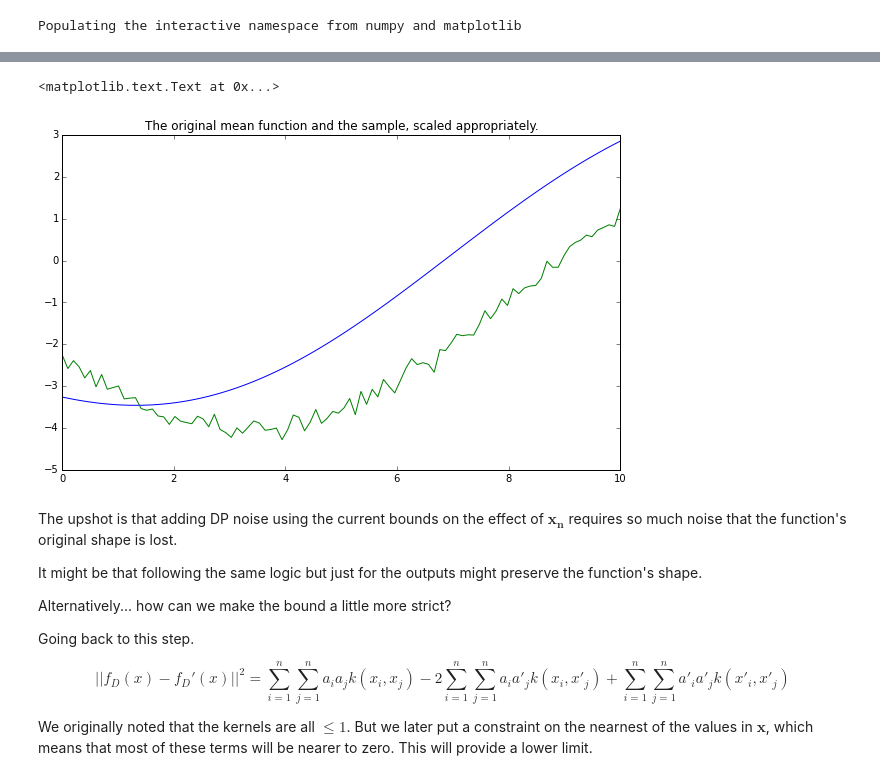
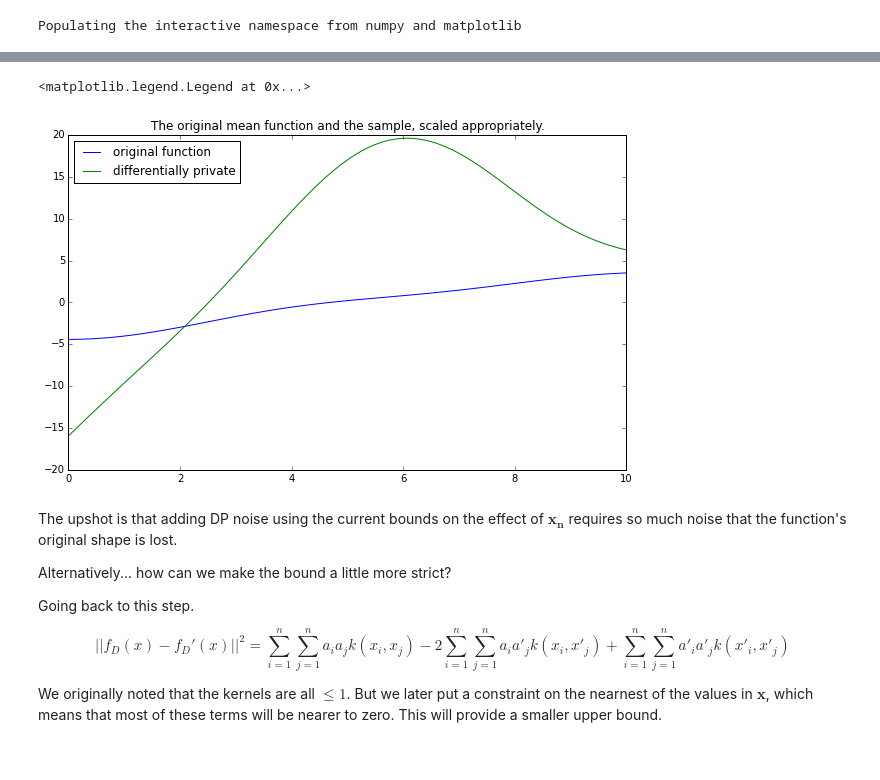
Before and after one commit to scikic/virtual, a Jupyter notebook: Virtual Patients.ipynb, the cells around one changed output, grey strips where cells are left out. Saved outputs shown, nothing was run; the diff lists cells and outputs as text; code cells hidden in the pictures.

```diff
--- a/Virtual Patients.ipynb
+++ b/Virtual Patients.ipynb
@@ -817,11 +540,11 @@ from matplotlib import pyplot as plt
 from scipy import optimize
 
 k = GPy.kern.RBF(1)
-N = 10
+N = 50
 noise_var = 0.001
 X = np.linspace(0,10,N)[:,None]
 y = np.random.multivariate_normal(np.zeros(N),k.K(X)+np.eye(N)*np.sqrt(noise_var)).reshape(-1,1)
-y = y+np.arange(-5.,5.,1.)[:,None]
+y = y+np.arange(-N/2,N/2,1.)[:,None]
 # %% [output]
 Populating the interactive namespace from numpy and matplotlib
 # %%
@@ -845,8 +568,9 @@ This illustrates that, with the current bounds, the amount of noise added is ver
 Nout = 100
 x = np.linspace(0,10,Nout)
 x = x[:,None]
-G = np.random.multivariate_normal(np.zeros(Nout),m.kern.K(x)+np.eye(Nout)*np.sqrt(noise_var)).reshape(-1,1)
-plot(x,G)
-plt.title('The sample from the GP to provide differential privacy. This function must be kept secret.')
+for i in range(10):
+    G = np.random.multivariate_normal(np.zeros(Nout),m.kern.K(x)).reshape(-1,1)
+    plot(x,G)
+plt.title('Samples of noise to add to our data, from the GP to provide differential privacy. This function must be kept secret.')
 # %% [output]
 <matplotlib.text.Text at 0x...>
@@ -854,21 +578,20 @@ plt.title('The sample from the GP to provide differential privacy. This function
 # %%
 
 ypred = m.predict(x)[0]
-plot(x,ypred)
-delta = 2 * N * (max(ypred)-min(ypred)) ##!!!! NOT DIFFERENTIALLY PRIVATE ACCESS TO ymax!
-alpha = 500.0 #! Very low privacy!
+plot(x,ypred,label='original function')
+delta = 2 * N * (max(ypred)-min(ypred)) ##!!!! THIS IS NOT DIFFERENTIALLY PRIVATE ACCESS TO ymax!
+alpha = 100.0 #< low but maaaybe acceptable level of privacy
 beta = 0.01
 c = np.sqrt(2*np.log(2/beta)) #c > sqrt(2 log (2/beta)) e.g. beta = 0.1, c = sqrt(2 log (2/0.1)) = sqrt(2 log (20)) = 2.45
 scale = delta * c / alpha
-plot(x,ypred+G*scale)
+plot(x,ypred+G*scale,label='differentially private')
 plt.title('The original mean function and the sample, scaled appropriately.')
+plt.legend(loc='upper left')
 # %% [output]
-<matplotlib.text.Text at 0x...>
+<matplotlib.legend.Legend at 0x...>
-[figure, old version]
+[figure, new version]
 # %% [markdown]
 The upshot is that adding DP noise using the current bounds on the effect of $\mathbf{x_n}$ requires so much noise that the function's original shape is lost.
-
-It might be that following the same logic but just for the outputs might preserve the function's shape.
 
 Alternatively... how can we make the bound a little more strict?
 
@@ -876,4 +599,4 @@ Going back to this step.
 
 $$||f_D(x) - f_D'(x)||^2 = \sum_{i=1}^n \sum_{j=1}^n a_i a_j k(x_i, x_j) - 2 \sum_{i=1}^n \sum_{j=1}^n a_i a'_j k(x_i, x'_j) + \sum_{i=1}^n \sum_{j=1}^n a'_i a'_j k(x'_i, x'_j)$$
 
-We originally noted that the kernels are all $\leq 1$. But we later put a constraint on the nearnest of the values in $\mathbf{x}$, which means that most of these terms will be nearer to zero. This will provide a lower limit.
+We originally noted that the kernels are all $\leq 1$. But we later put a constraint on the nearnest of the values in $\mathbf{x}$, which means that most of these terms will be nearer to zero. This will provide a smaller upper bound.
```
Also changed, not shown: parts of 54 cells of this notebook, 1 other file.
